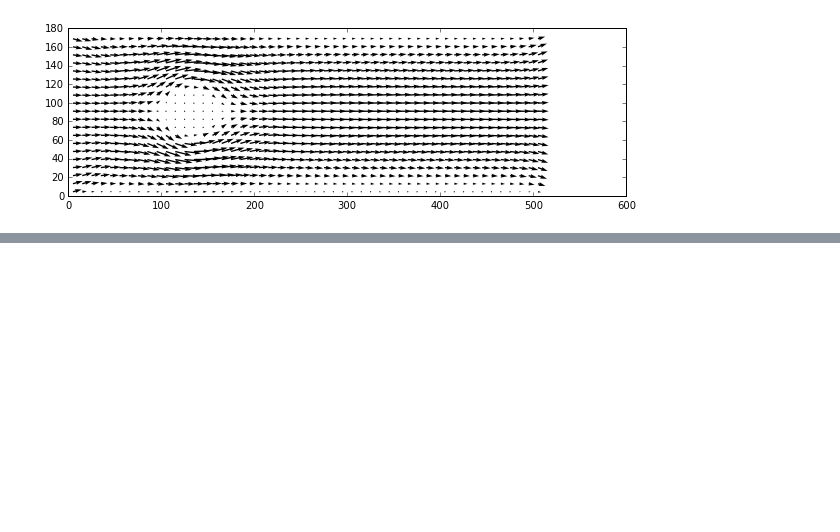
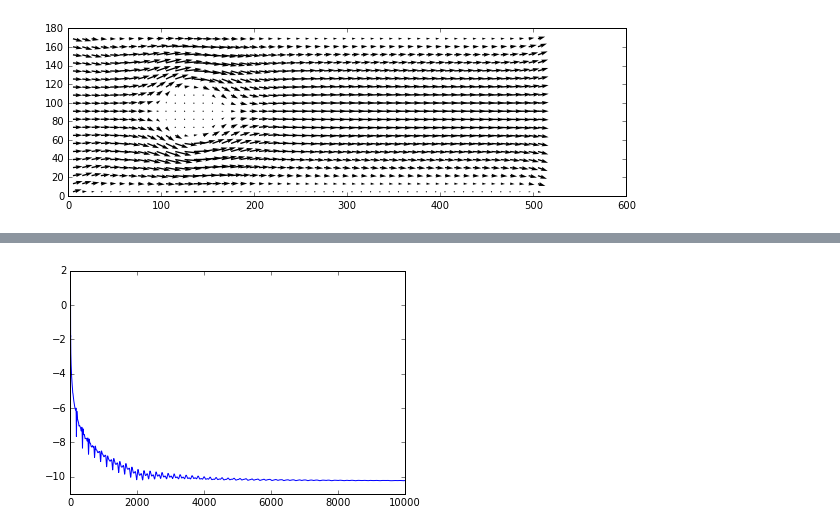
Before and after one commit to szwetsloot/comp-phys-lb, a Jupyter notebook: LBJesseInletOutletBC.ipynb, the cells around one changed output, grey strips where cells are left out. Drawn from its saved outputs; the diff is of its cells as text; code cells hidden in the pictures; blank space fills up the shorter version.

```diff
--- a/LBJesseInletOutletBC.ipynb
+++ b/LBJesseInletOutletBC.ipynb
@@ -351 +363,7 @@ plt.show()
+# %%
+plt.plot(np.log(convergence))
+plt.ylim([-11, 2])
+plt.show()
+# %% [output]
+[figure, added]
 # %%
```
Also changed, not shown: parts of 7 cells of this notebook, 6 other files.
